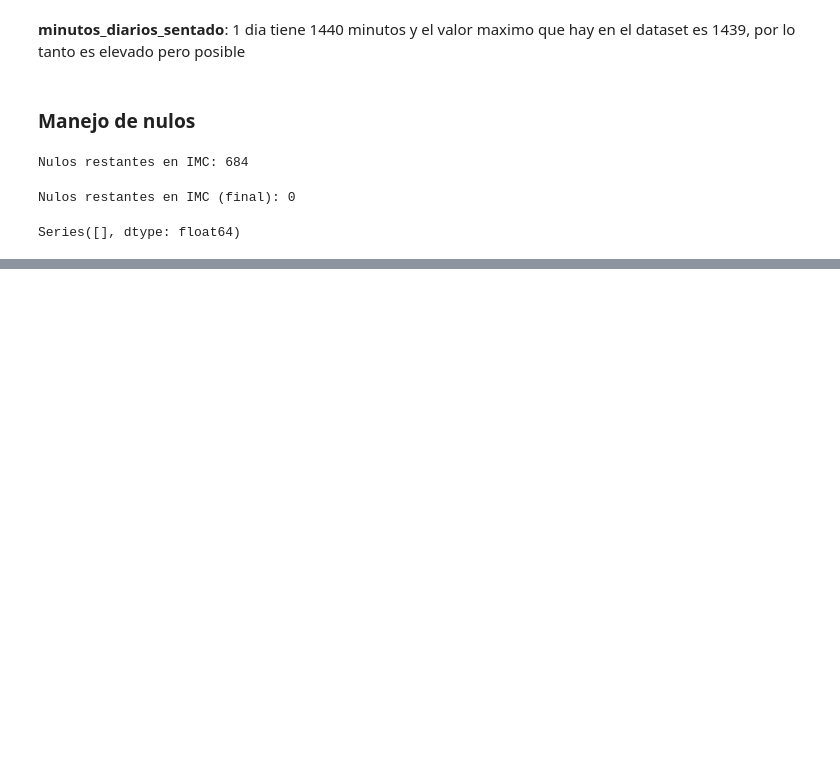
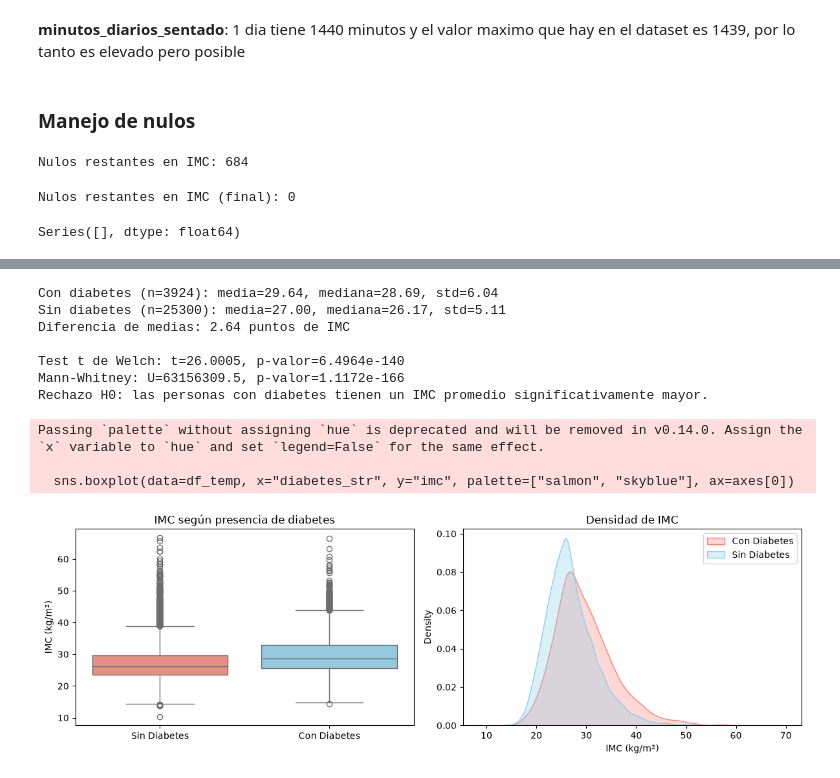
Before and after one commit to Franruaben11/fundamentos-enfr, a Jupyter notebook: analisis_enfr.ipynb, the cells around one changed output, grey strips where cells are left out. Saved outputs shown, nothing was run; the diff lists cells and outputs as text; code cells hidden in the pictures; blank space fills up the shorter version.

```diff
--- a/analisis_enfr.ipynb
+++ b/analisis_enfr.ipynb
@@ -552,0 +828,54 @@ Series([], dtype: float64)
+# %%
+alpha = 0.05
+
+imc_si = df.loc[df["prevalencia_diabetes"] == 1, "imc"]
+imc_no = df.loc[df["prevalencia_diabetes"] == 2, "imc"]
+
+print(f"Con diabetes (n={len(imc_si)}): media={imc_si.mean():.2f}, mediana={imc_si.median():.2f}, std={imc_si.std():.2f}")
+print(f"Sin diabetes (n={len(imc_no)}): media={imc_no.mean():.2f}, mediana={imc_no.median():.2f}, std={imc_no.std():.2f}")
+print(f"Diferencia de medias: {imc_si.mean() - imc_no.mean():.2f} puntos de IMC")
+
+# Test t de Welch para muestras independientes (unilateral: si > no)
+t_stat, p_val_t = stats.ttest_ind(imc_si, imc_no, equal_var=False, alternative="greater")
+print(f"\nTest t de Welch: t={t_stat:.4f}, p-valor={p_val_t:.4e}")
+
+# Mann-Whitney U
+u_stat, p_val_u = stats.mannwhitneyu(imc_si, imc_no, alternative="greater")
+print(f"Mann-Whitney: U={u_stat:.1f}, p-valor={p_val_u:.4e}")
+
+if p_val_t < alpha:
+    print("Rechazo H0: las personas con diabetes tienen un IMC promedio significativamente mayor.")
+else:
+    print("No rechazo H0.")
+
+# Graficos de comparacion
+fig, axes = plt.subplots(1, 2, figsize=(12, 4))
+
+df_temp = df[df["prevalencia_diabetes"].isin([1, 2])].copy()
+df_temp["diabetes_str"] = df_temp["prevalencia_diabetes"].map({1: "Con Diabetes", 2: "Sin Diabetes"})
+
+sns.boxplot(data=df_temp, x="diabetes_str", y="imc", palette=["salmon", "skyblue"], ax=axes[0])
+axes[0].set_title("IMC segun presencia de diabetes")
+axes[0].set_xlabel("")
+axes[0].set_ylabel("IMC (kg/m²)")
+
+for grp, color in zip(["Con Diabetes", "Sin Diabetes"], ["salmon", "skyblue"]):
+    sns.kdeplot(df_temp.loc[df_temp["diabetes_str"] == grp, "imc"], ax=axes[1], label=grp, color=color, fill=True, alpha=0.3)
+axes[1].set_title("Densidad de IMC")
+axes[1].set_xlabel("IMC (kg/m²)")
+axes[1].legend()
+
+plt.tight_layout()
+plt.show()
+# %% [output]
+Con diabetes (n=3924): media=29.64, mediana=28.69, std=6.04
+Sin diabetes (n=25300): media=27.00, mediana=26.17, std=5.11
+Diferencia de medias: 2.64 puntos de IMC
+
+Test t de Welch: t=26.0005, p-valor=6.4964e-140
+Mann-Whitney: U=63156309.5, p-valor=1.1172e-166
+Rechazo H0: las personas con diabetes tienen un IMC promedio significativamente mayor.
+Passing `palette` without assigning `hue` is deprecated and will be removed in v0.14.0. Assign the `x` variable to `hue` and set `legend=False` for the same effect.
+
+  sns.boxplot(data=df_temp, x="diabetes_str", y="imc", palette=["salmon", "skyblue"], ax=axes[0])
+[figure, added]
```
Also changed, not shown: parts of 45 cells of this notebook.
